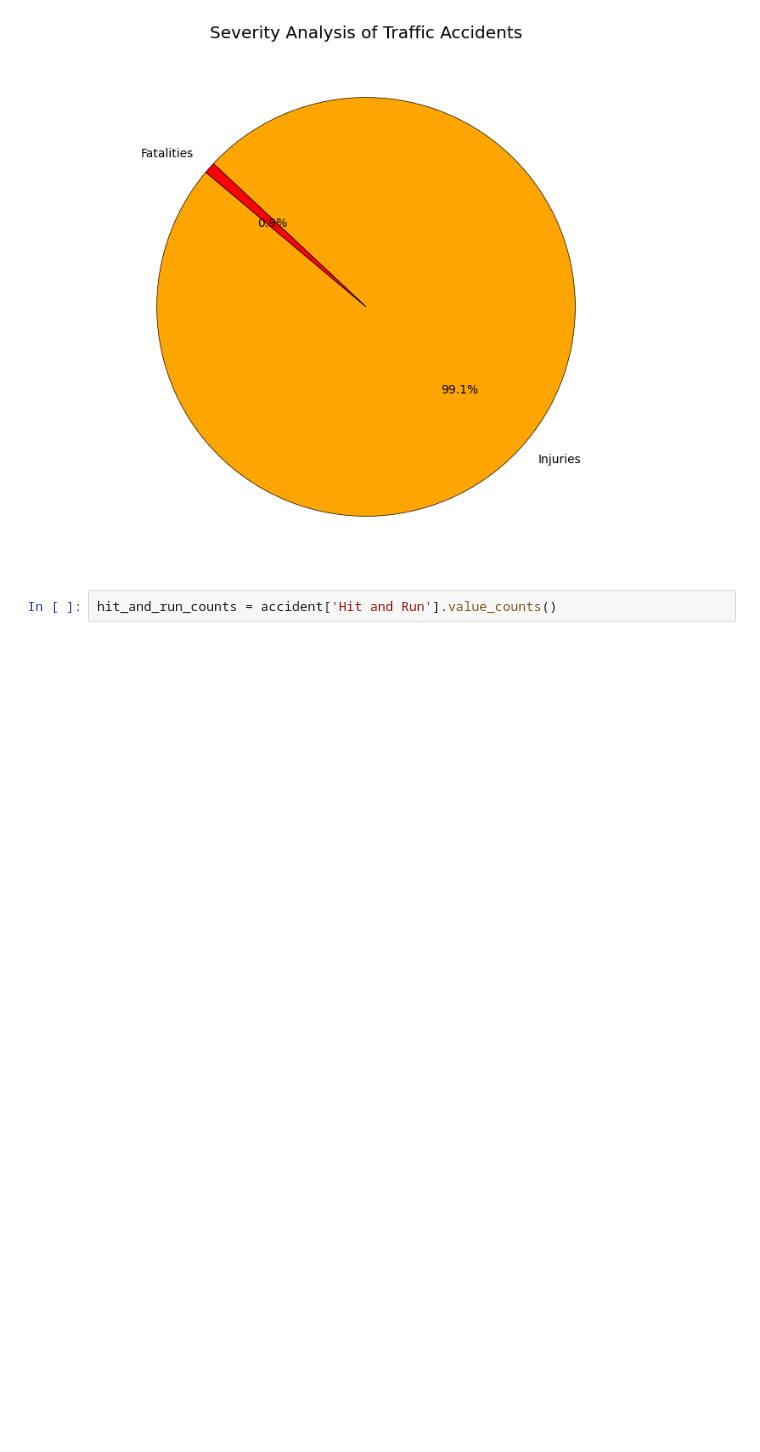
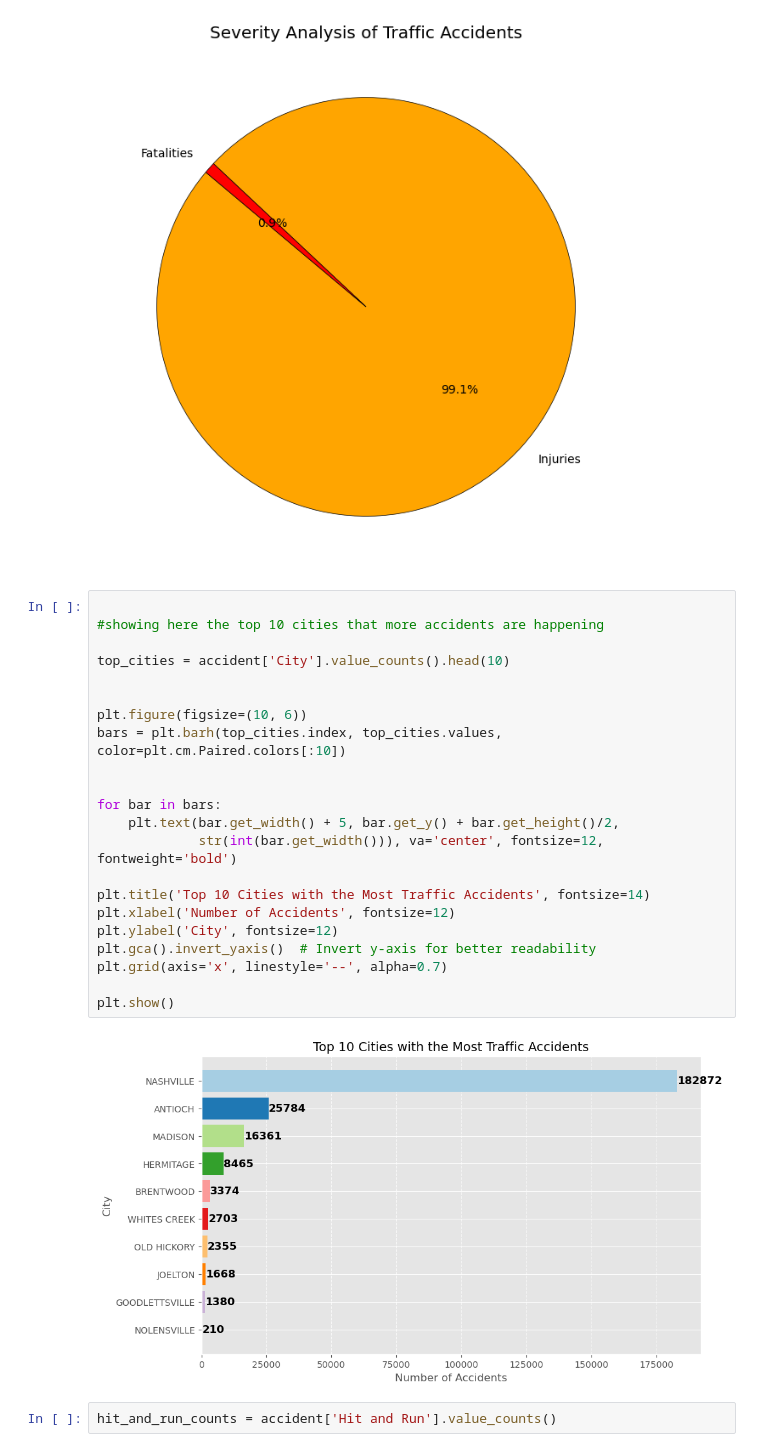
Before and after one commit to zia-da-13/Traffic_Accident, a Jupyter notebook: notebook/traffice_accidents.ipynb, the cells around one changed output. Saved outputs shown, nothing was run; the diff lists cells and outputs as text; blank space fills up the shorter version.

```diff
--- a/notebook/traffice_accidents.ipynb
+++ b/notebook/traffice_accidents.ipynb
@@ -407,6 +427,30 @@ plt.title('Severity Analysis of Traffic Accidents')
 plt.show()
 # %% [output]
 [figure]
+# %%
+
+#showing here the top 10 cities that more accidents are happening
+
+top_cities = accident['City'].value_counts().head(10)
+
+
+plt.figure(figsize=(10, 6))
+bars = plt.barh(top_cities.index, top_cities.values, color=plt.cm.Paired.colors[:10])
+
+
+for bar in bars:
+    plt.text(bar.get_width() + 5, bar.get_y() + bar.get_height()/2,
+             str(int(bar.get_width())), va='center', fontsize=12, fontweight='bold')
+
+plt.title('Top 10 Cities with the Most Traffic Accidents', fontsize=14)
+plt.xlabel('Number of Accidents', fontsize=12)
+plt.ylabel('City', fontsize=12)
+plt.gca().invert_yaxis()  # Invert y-axis for better readability
+plt.grid(axis='x', linestyle='--', alpha=0.7)
+
+plt.show()
+# %% [output]
+[figure, added]
 # %%
 hit_and_run_counts = accident['Hit and Run'].value_counts()
 # %%
```
Also changed, not shown: parts of 2 cells of this notebook, 2 other files.
